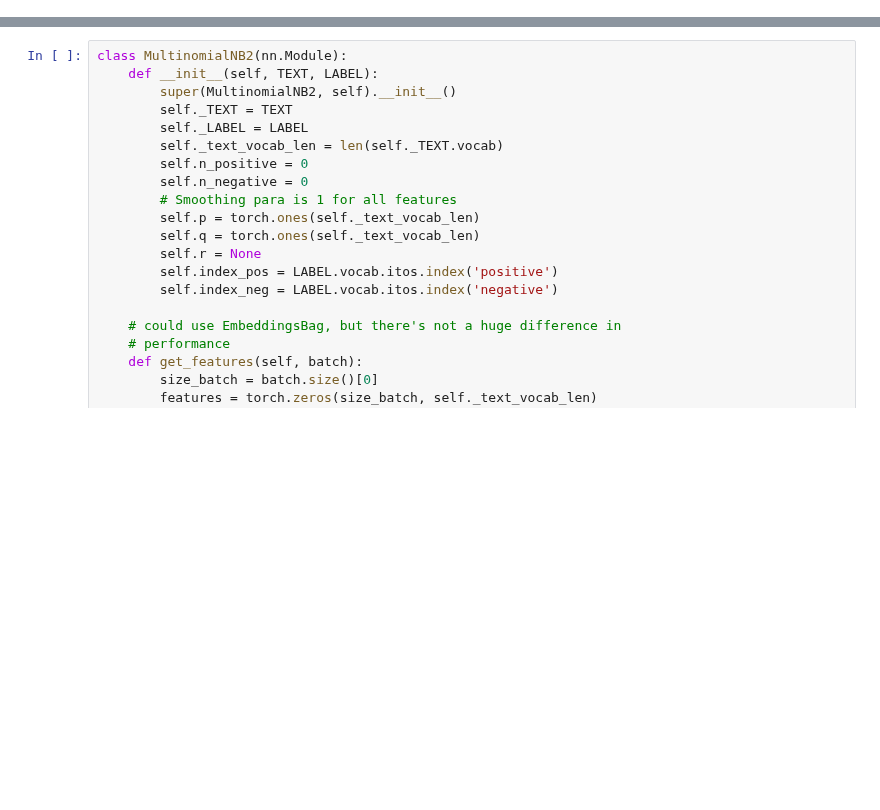
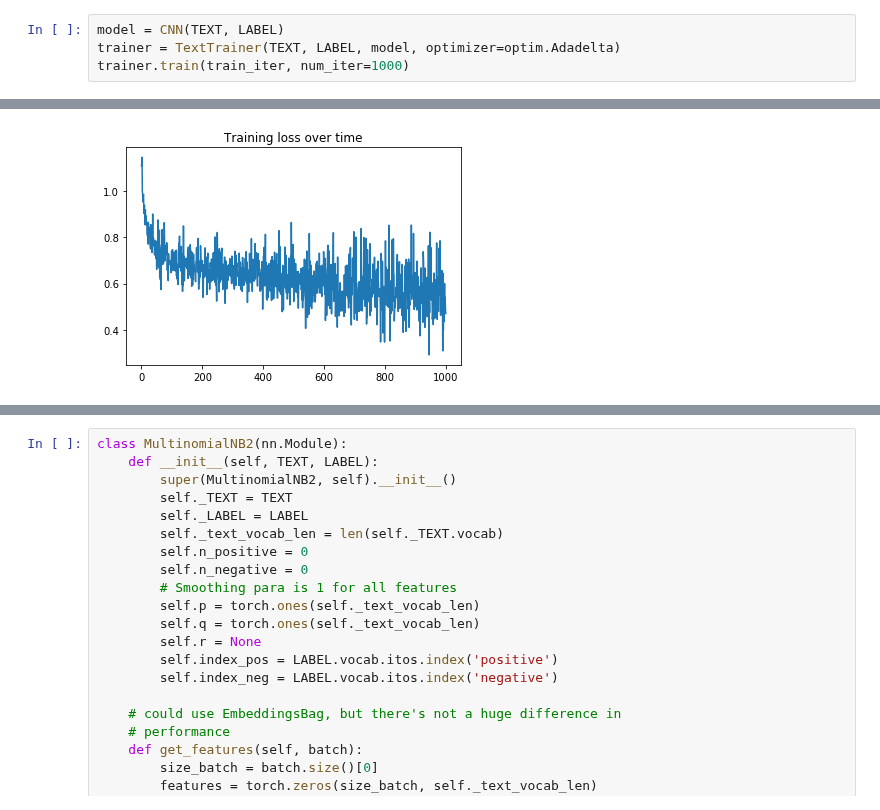
Before and after one commit to emptycrown/cs287-nlp, a Jupyter notebook: hw1/HW1-models.ipynb, the cells around one changed output, grey strips where cells are left out. Drawn from its saved outputs; the diff is of its cells as text; blank space fills up the shorter version.

Commit message:
add padding, optimizer

```diff
--- a/hw1/HW1-models.ipynb
+++ b/hw1/HW1-models.ipynb
@@ -56,0 +58,5 @@ model_eval(model, test)
+# %%
+model = CNN(TEXT, LABEL)
+trainer = TextTrainer(TEXT, LABEL, model, optimizer=optim.Adadelta)
+trainer.train(train_iter, num_iter=1000)
+# %% [output]
@@ -56,0 +73 @@ model_eval(model, test)
+[figure, added]
```
Also changed, not shown: parts of 8 cells of this notebook, 5 other files.
